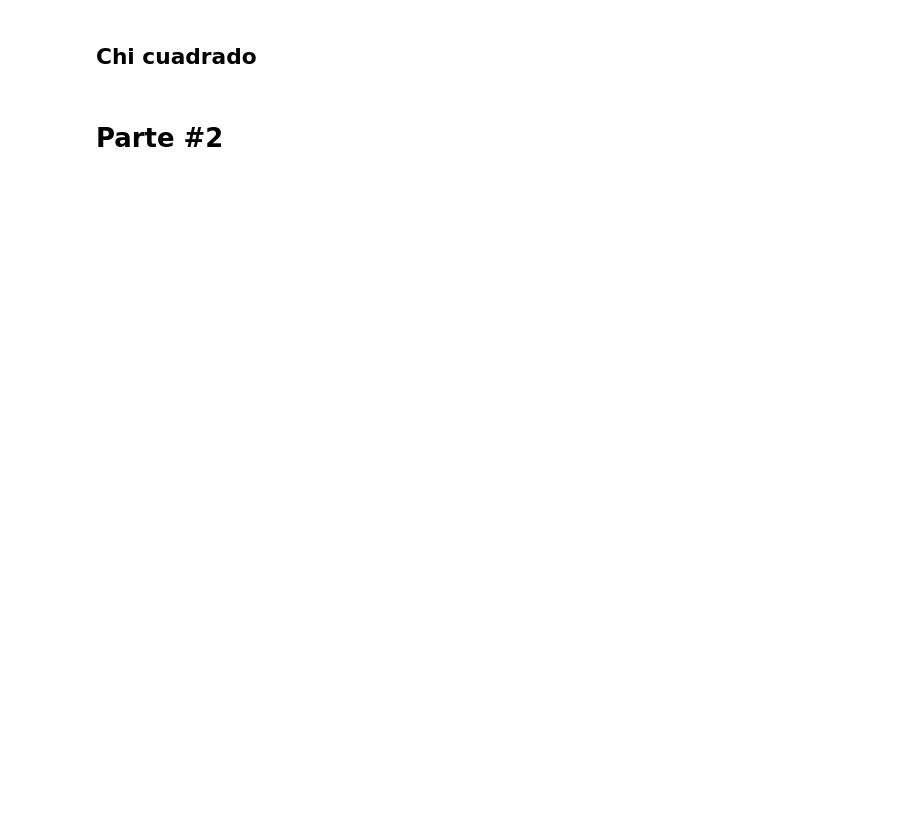
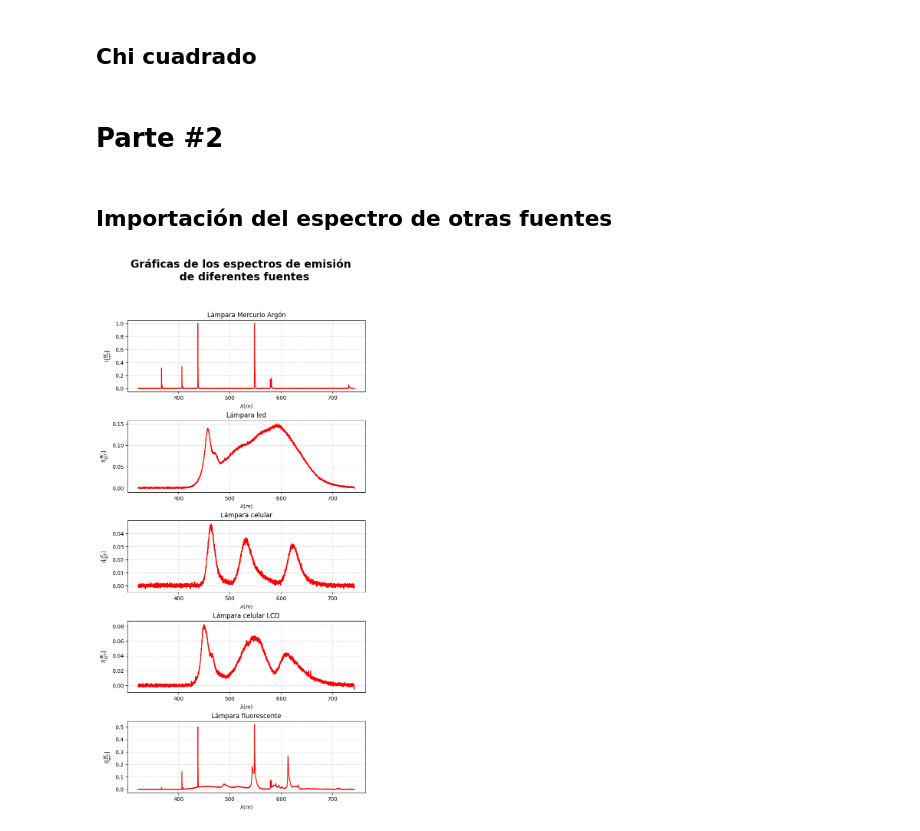
Before and after one commit to Jesus-Gamboa/Experimental_IV, a Jupyter notebook: Espectroscopía/Notebook.ipynb, the cells around one changed output. Saved outputs shown, nothing was run; the diff lists cells and outputs as text; code cells hidden in the pictures; blank space fills up the shorter version.

```diff
--- a/Espectroscopía/Notebook.ipynb
+++ b/Espectroscopía/Notebook.ipynb
@@ -74,3 +93,65 @@ plt.show()
 ## Chi cuadrado
 # %% [markdown]
 # Parte #2
+# %% [markdown]
+## Importación del espectro de otras fuentes
+# %%
+M = read_csv('Datos\\Lampara_mercurio_argon.csv', delimiter= ';', skiprows = 32, skipfooter=2, engine='python') #Lámpara de mercurio argón
+L = read_csv('Datos\\Lampara_led.csv', delimiter= ';', skiprows = 32, skipfooter=2, engine='python') #Lámpara led
+F = read_csv('Datos\\Lampara_fluorescente.csv', delimiter= ';', skiprows = 32, skipfooter=2, engine='python')# Lámpara fluorecente
+C = read_csv('Datos\\Pantalla_celular.csv', delimiter= ';', skiprows = 32, skipfooter=2, engine='python') # Pantalla celular
+D = read_csv('Datos\\Pantalla_de_celular_lcd.csv', delimiter= ';', skiprows = 32, skipfooter=2, engine='python')# Pantalla celular lcd
+# %%
+# Pasamos los datos que necesitamos a formato numpy
+l = M.index
+M = M.to_numpy()
+L = L.to_numpy()
+F = F.to_numpy()
+C = C.to_numpy()
+D = D.to_numpy()
+l = l.to_numpy()
+# %%
+# Gráficamos para observar los espectros de emisión
+
+fig , axs = plt.subplots(5,1, figsize = (8, 16))
+fig.suptitle('Gráficas de los espectros de emisión \n de diferentes fuentes', size = 20, fontweight = 'bold')
+fig.subplots_adjust(hspace=0.4)
+
+#--- Gráfica 1 ---
+axs[0].plot(l, M, 'r')
+axs[0].set_title('Lámpara Mercurio Argón')
+axs[0].set_xlabel(f'$\\lambda (m)$')
+axs[0].set_ylabel(f'$I [\\frac{{W}}{{m^2}}] $')
+axs[0].grid(alpha = 0.5, linestyle = '--')
+
+#--- Gráfica 2 ---
+axs[1].plot(l, L, 'r')
+axs[1].set_title('Lámpara led')
+axs[1].set_xlabel(f'$\\lambda (m)$')
+axs[1].set_ylabel(f'$I [\\frac{{W}}{{m^2}}]$')
+axs[1].grid(alpha = 0.5, linestyle = '--')
+
+#--- Gráfica 3 ---
+axs[2].plot(l, C, 'r')
+axs[2].set_title('Lámpara celular')
+axs[2].set_xlabel(f'$\\lambda (m)$')
+axs[2].set_ylabel(f'$I [\\frac{{W}}{{m^2}}] $')
+axs[2].grid(alpha = 0.5, linestyle = '--')
+
+#--- Gráfica 4 ---
+axs[3].plot(l, D, 'r')
+axs[3].set_title('Lámpara celular LCD')
+axs[3].set_xlabel(f'$\\lambda (m)$')
+axs[3].set_ylabel(f'$I [\\frac{{W}}{{m^2}}]$')
+axs[3].grid(alpha = 0.5, linestyle = '--')
+
+#--- Gráfica 5 ---
+axs[4].plot(l, F, 'r')
+axs[4].set_title('Lámpara fluorescente')
+axs[4].set_xlabel(f'$\\lambda (m)$')
+axs[4].set_ylabel(f'$I [\\frac{{W}}{{m^2}}] $')
+axs[4].grid(alpha = 0.5, linestyle = '--')
+
+fig.savefig('Articulo\\Imagenes\\espectros_de_otras_lámparas.png')
+# %% [output]
+[figure, added]
```
Also changed, not shown: parts of 3 cells of this notebook, 11 other files.
